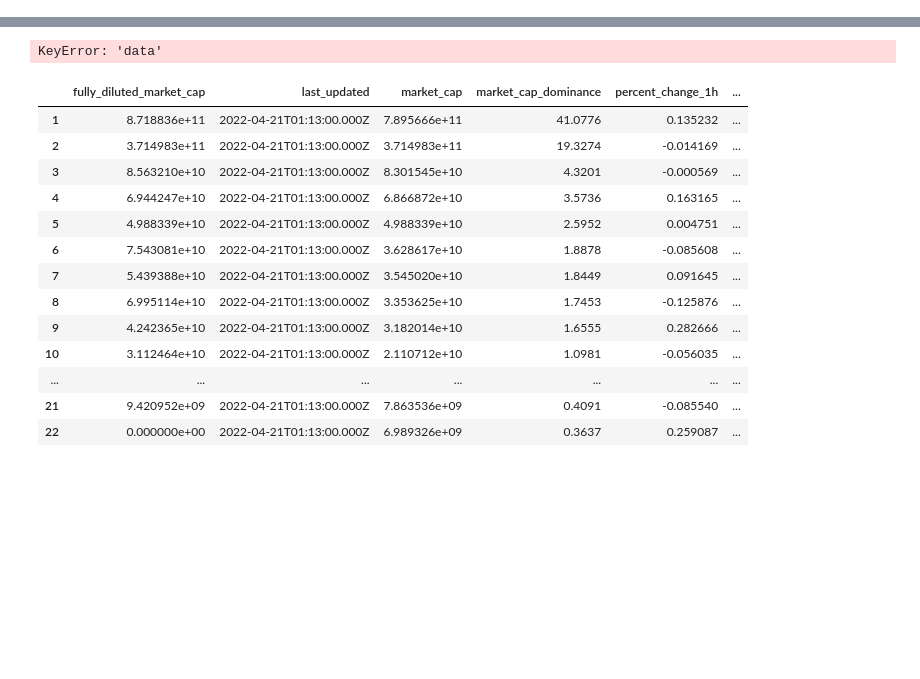
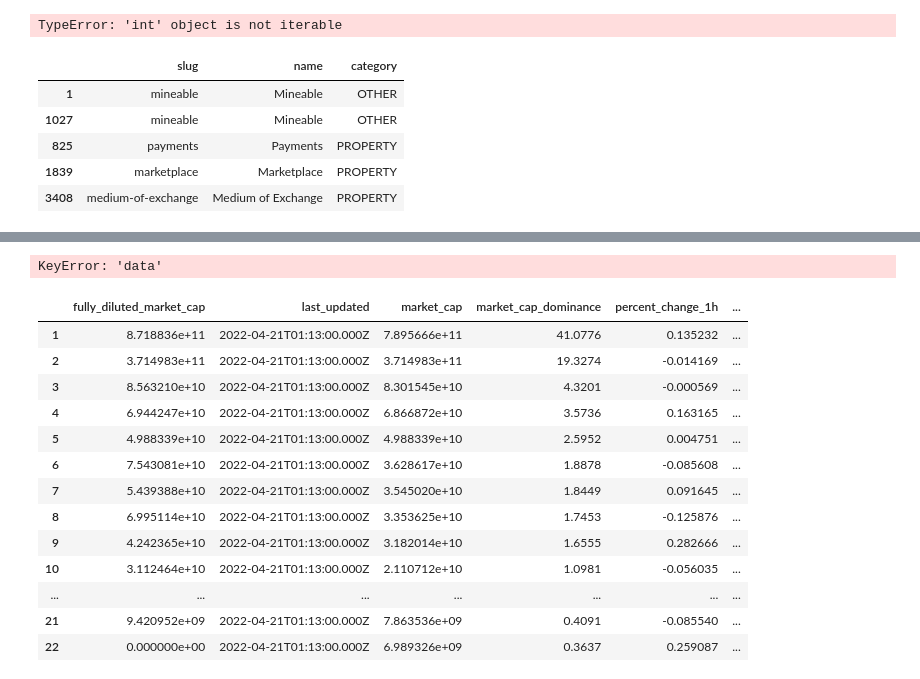
Before and after one commit to nradich/Coin_Experiment, a Jupyter notebook: coinquery.ipynb, the cells around one changed output, grey strips where cells are left out. Saved outputs shown, nothing was run; the diff lists cells and outputs as text; code cells hidden in the pictures; blank space fills up the shorter version.

```diff
--- a/coinquery.ipynb
+++ b/coinquery.ipynb
@@ -52,0 +153,15 @@ coin_ids
+# %%
+for i in len(tags.columns):
+# %% [output]
+TypeError: 'int' object is not iterable
+# %%
+tags = df['tags'].apply(pd.Series)
+tags.columns
+tags[0].apply(pd.Series)
+# %% [output]
+|  | slug | name | category |
+| 1 | mineable | Mineable | OTHER |
+| 1027 | mineable | Mineable | OTHER |
+| 825 | payments | Payments | PROPERTY |
+| 1839 | marketplace | Marketplace | PROPERTY |
+| 3408 | medium-of-exchange | Medium of Exchange | PROPERTY |
```
Also changed, not shown: parts of 12 cells of this notebook.
